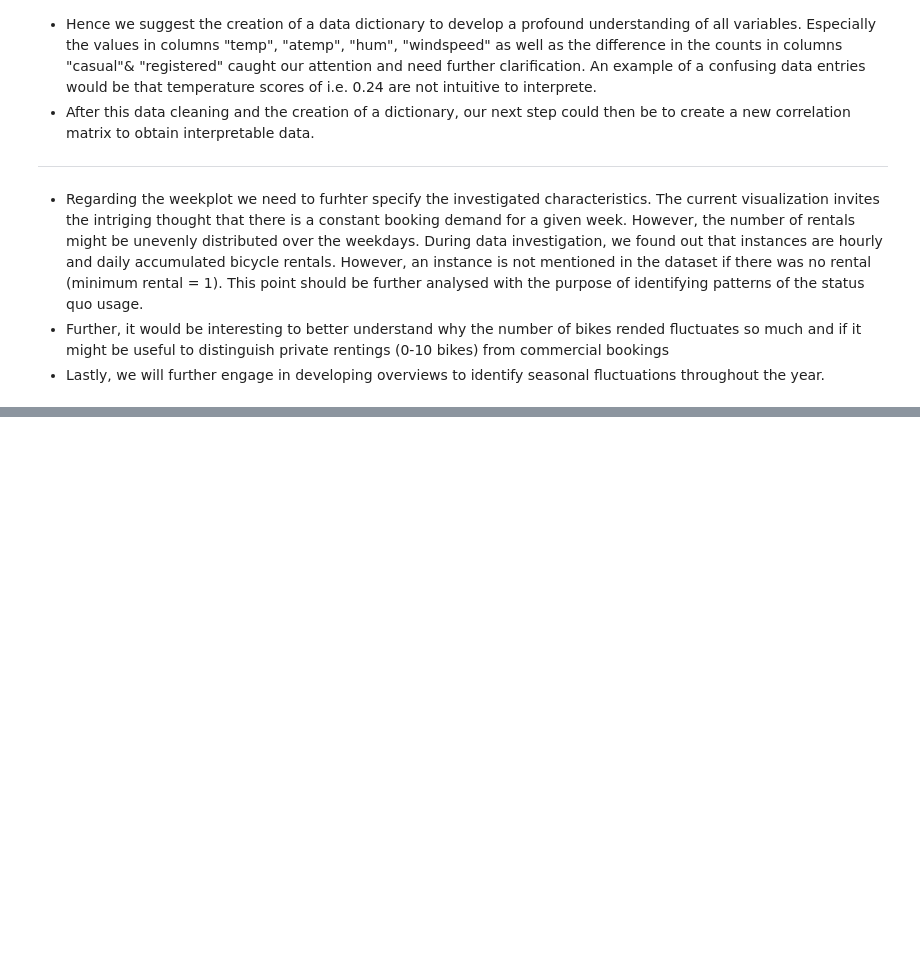
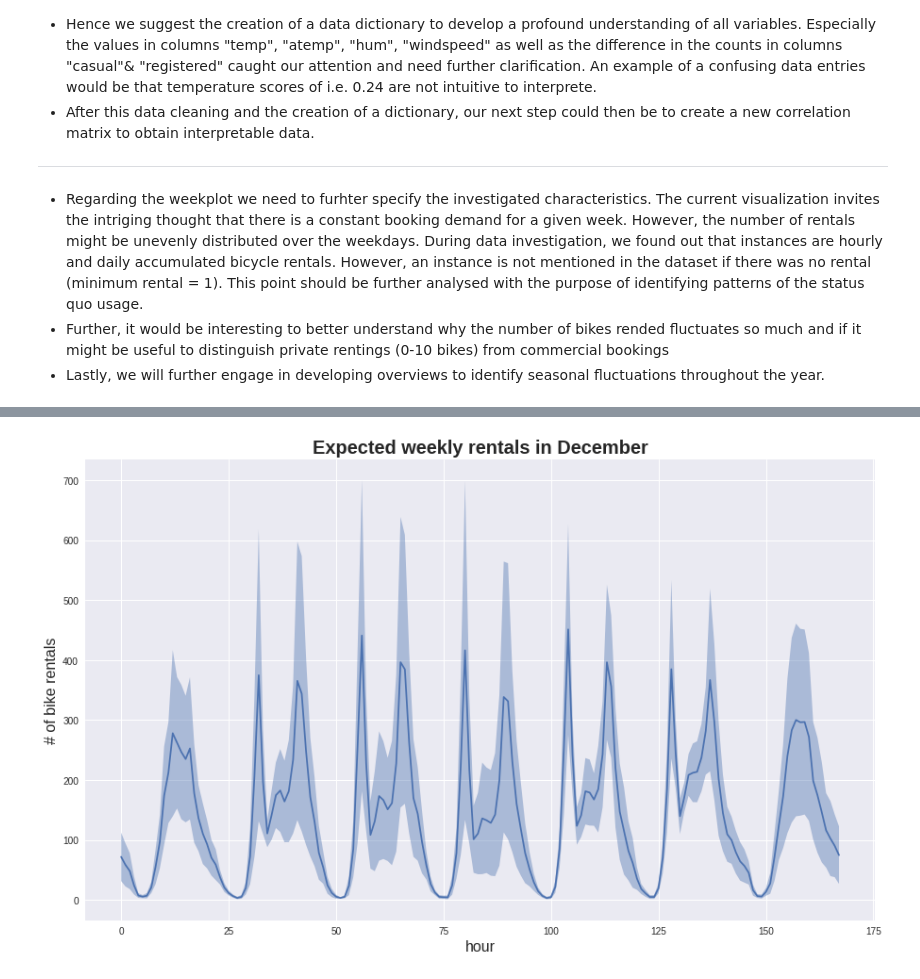
Before and after one commit to lmo272/Group_J, a Jupyter notebook: Storytelling.ipynb, the cells around one changed output, grey strips where cells are left out. Cells and saved outputs as stored; diff of their text form; code cells hidden in the pictures; blank space fills up the shorter version.

```diff
--- a/Storytelling.ipynb
+++ b/Storytelling.ipynb
@@ -123,0 +124,4 @@ data_instance.plot_monthly_average()
+# %%
+data_instance.forecast(12)
+# %% [output]
+[figure, added]
```
Also changed, not shown: parts of 2 cells of this notebook, 1 other file.
